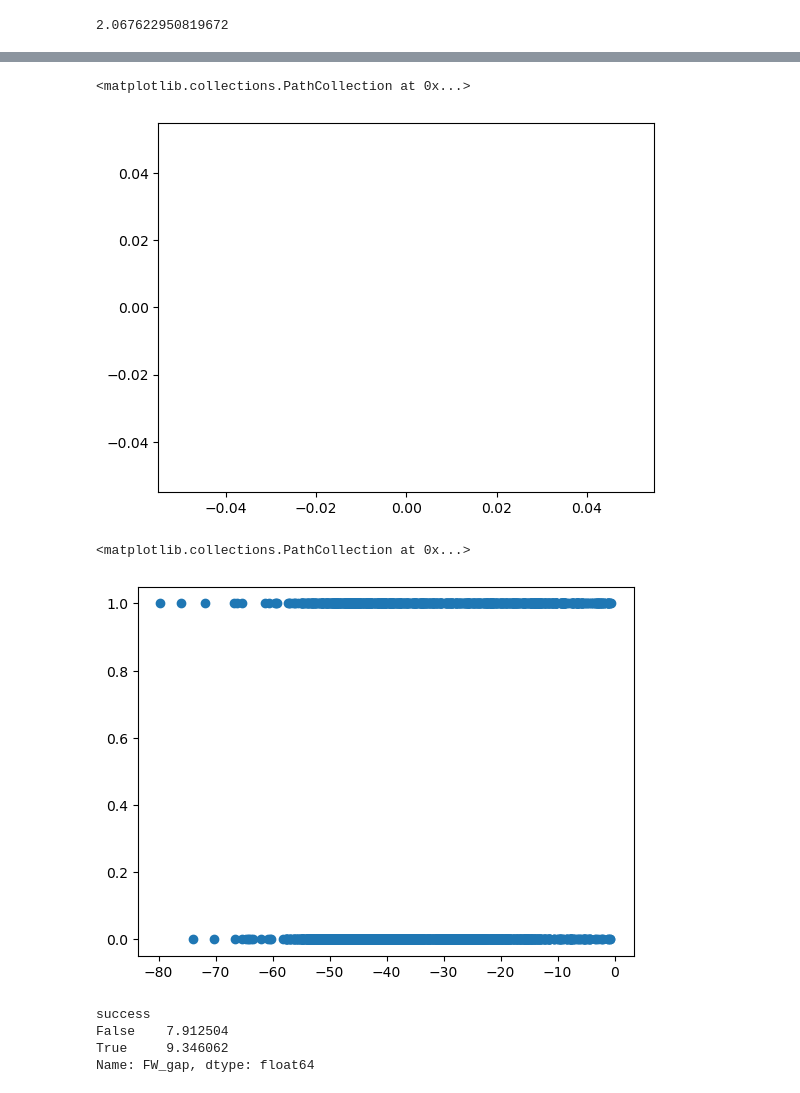
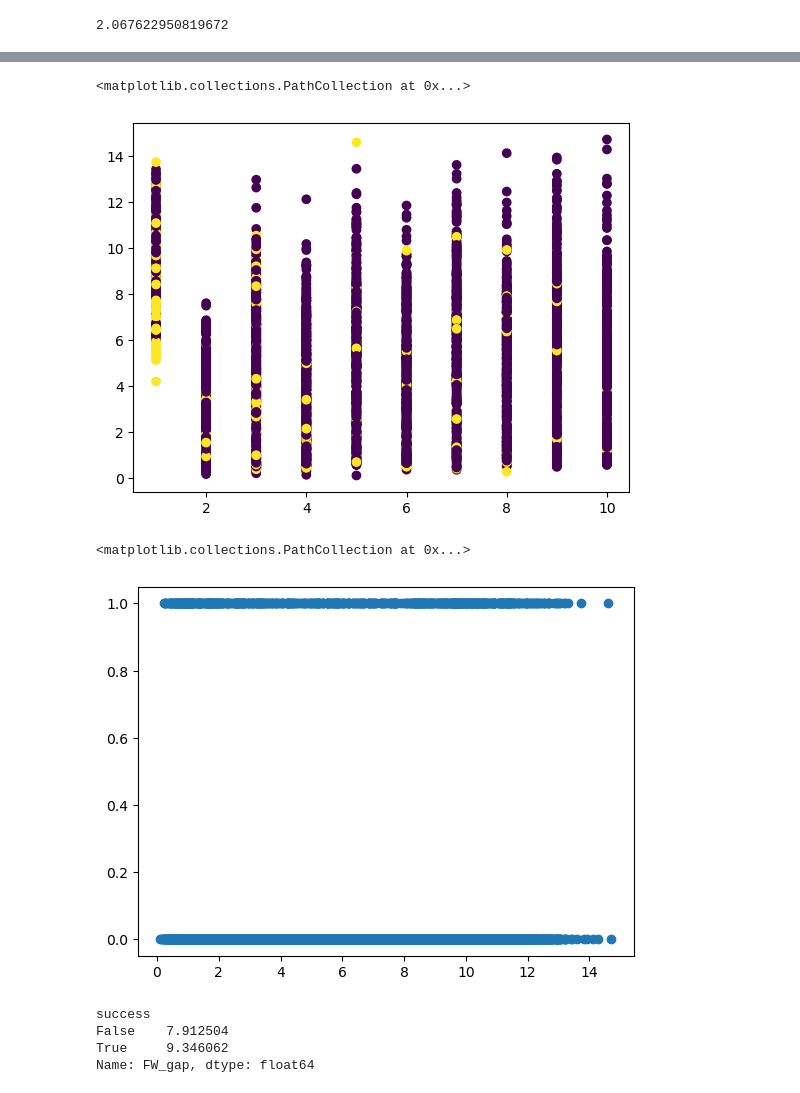
Before and after one commit to TannerAGraves/FW-variants-for-WB-Adversarial-Attacks, a Jupyter notebook: experimental/attack_tests.ipynb, the cells around one changed output, grey strips where cells are left out. Saved outputs shown, nothing was run; the diff lists cells and outputs as text; code cells hidden in the pictures.

```diff
--- a/experimental/attack_tests.ipynb
+++ b/experimental/attack_tests.ipynb
@@ -408,7 +408,7 @@ def test_fw( model, device, test_loader, epsilon,num_fw_iter, num_test = 1000, m
             hist_iter = {
                 'example_idx':ex_num,
                 'FW_iter': t + 1, # original example is 0
-                'FW_gap': gap_FW if gap_FW is not None else None,
+                'gap_FW': gap_FW if gap_FW is not None else None,
                 'success': success,
                 'first_success': first_success
             }
@@ -487,13 +492,13 @@ hist[hist['first_success']].groupby('FW_iter')['FW_gap'].mean().plot()
 # %%
-plt.scatter(hist['FW_iter'],hist['FW_gap'], c=hist['success'])
+plt.scatter(hist['FW_iter'],hist['gap_FW'], c=hist['success'])
 # %% [output]
 <matplotlib.collections.PathCollection at 0x...>
-[figure, old version]
+[figure, new version]
 # %%
-plt.scatter(hist['FW_gap'], hist['success'])
+plt.scatter(hist['gap_FW'], hist['success'])
 # %% [output]
 <matplotlib.collections.PathCollection at 0x...>
-[figure, old version]
+[figure, new version]
 # %%
 hist['gap_trans'] = np.exp(-hist['FW_gap'])
 # %%
```
Also changed, not shown: parts of 3 cells of this notebook.
